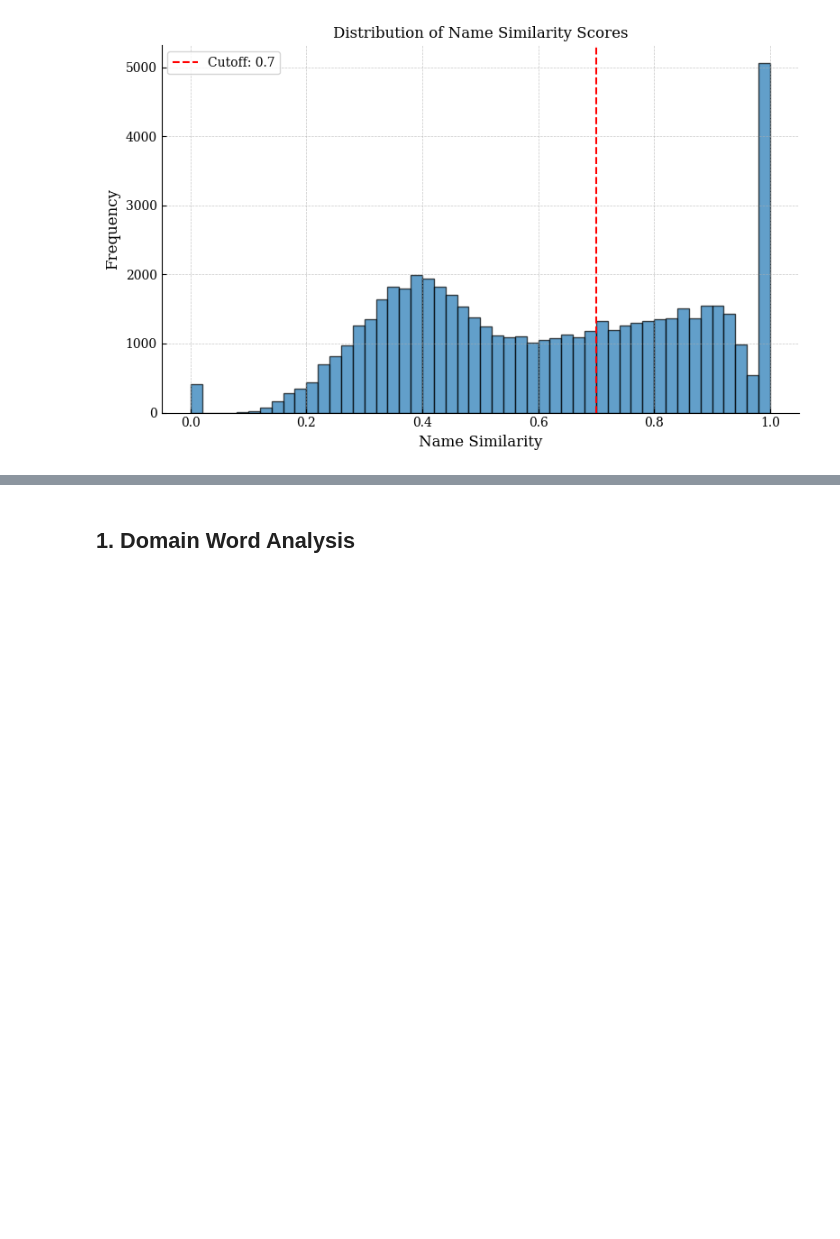
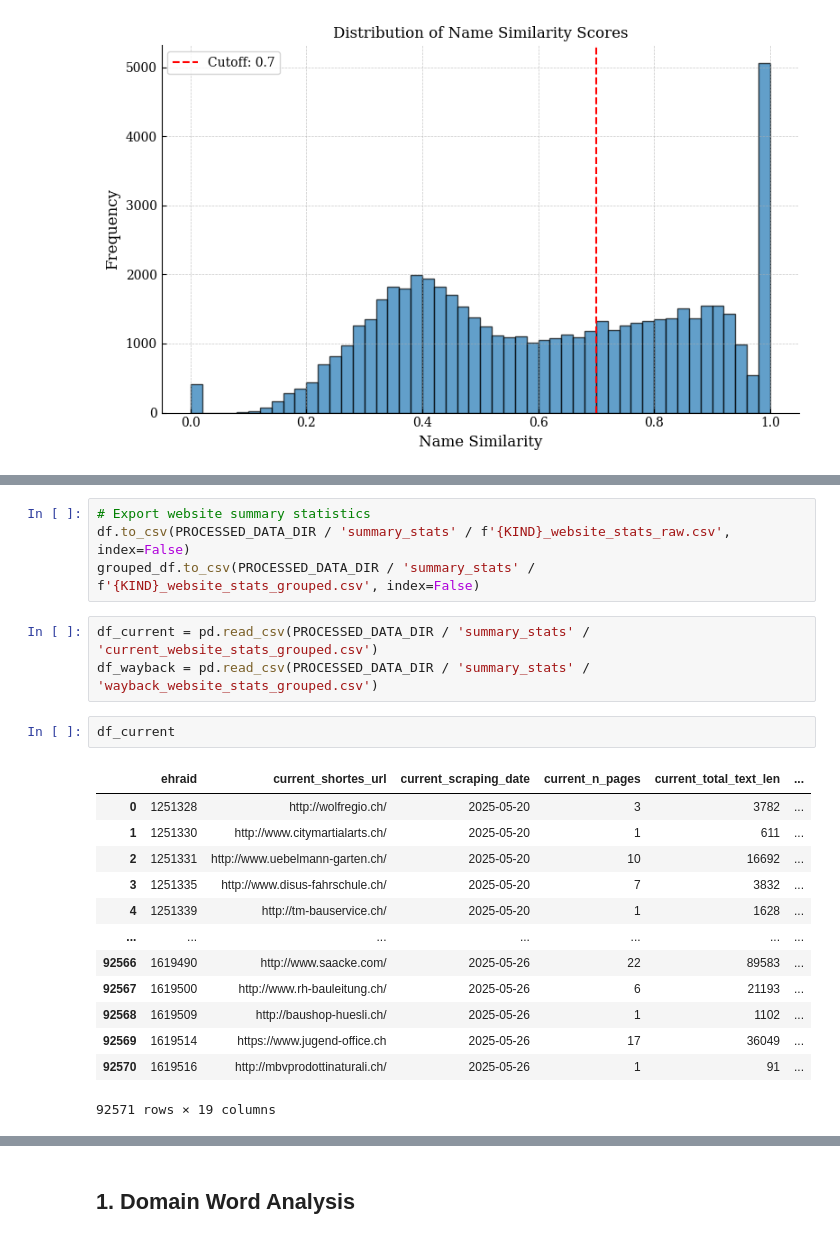
Before and after one commit to MaBlock7/company_success_prediction, a Jupyter notebook: notebooks/summary_statistics.ipynb, the cells around one changed output, grey strips where cells are left out. Drawn from its saved outputs; the diff is of its cells as text; blank space fills up the shorter version.

```diff
--- a/notebooks/summary_statistics.ipynb
+++ b/notebooks/summary_statistics.ipynb
@@ -210,0 +298,23 @@ plot_name_similarity_distribution(df_merger, cutoff=0.7)
+# %%
+# Export website summary statistics
+df.to_csv(PROCESSED_DATA_DIR / 'summary_stats' / f'{KIND}_website_stats_raw.csv', index=False)
+grouped_df.to_csv(PROCESSED_DATA_DIR / 'summary_stats' / f'{KIND}_website_stats_grouped.csv', index=False)
+# %%
+df_current = pd.read_csv(PROCESSED_DATA_DIR / 'summary_stats' / 'current_website_stats_grouped.csv')
+df_wayback = pd.read_csv(PROCESSED_DATA_DIR / 'summary_stats' / 'wayback_website_stats_grouped.csv')
+# %%
+df_current
+# %% [output]
+|  | ehraid | current_shortes_url | current_scraping_date | current_n_pages | current_total_text_len | ... |
+| 0 | 1251328 | http://wolfregio.ch/ | 2025-05-20 | 3 | 3782 | ... |
+| 1 | 1251330 | http://www.citymartialarts.ch/ | 2025-05-20 | 1 | 611 | ... |
+| 2 | 1251331 | http://www.uebelmann-garten.ch/ | 2025-05-20 | 10 | 16692 | ... |
+| 3 | 1251335 | http://www.disus-fahrschule.ch/ | 2025-05-20 | 7 | 3832 | ... |
+| 4 | 1251339 | http://tm-bauservice.ch/ | 2025-05-20 | 1 | 1628 | ... |
+| ... | ... | ... | ... | ... | ... | ... |
+| 92566 | 1619490 | http://www.saacke.com/ | 2025-05-26 | 22 | 89583 | ... |
+| 92567 | 1619500 | http://www.rh-bauleitung.ch/ | 2025-05-26 | 6 | 21193 | ... |
+| 92568 | 1619509 | http://baushop-huesli.ch/ | 2025-05-26 | 1 | 1102 | ... |
+| 92569 | 1619514 | https://www.jugend-office.ch | 2025-05-26 | 17 | 36049 | ... |
+| 92570 | 1619516 | http://mbvprodottinaturali.ch/ | 2025-05-26 | 1 | 91 | ... |
+92571 rows × 19 columns
```
Also changed, not shown: parts of 10 cells of this notebook, 3 other files.
